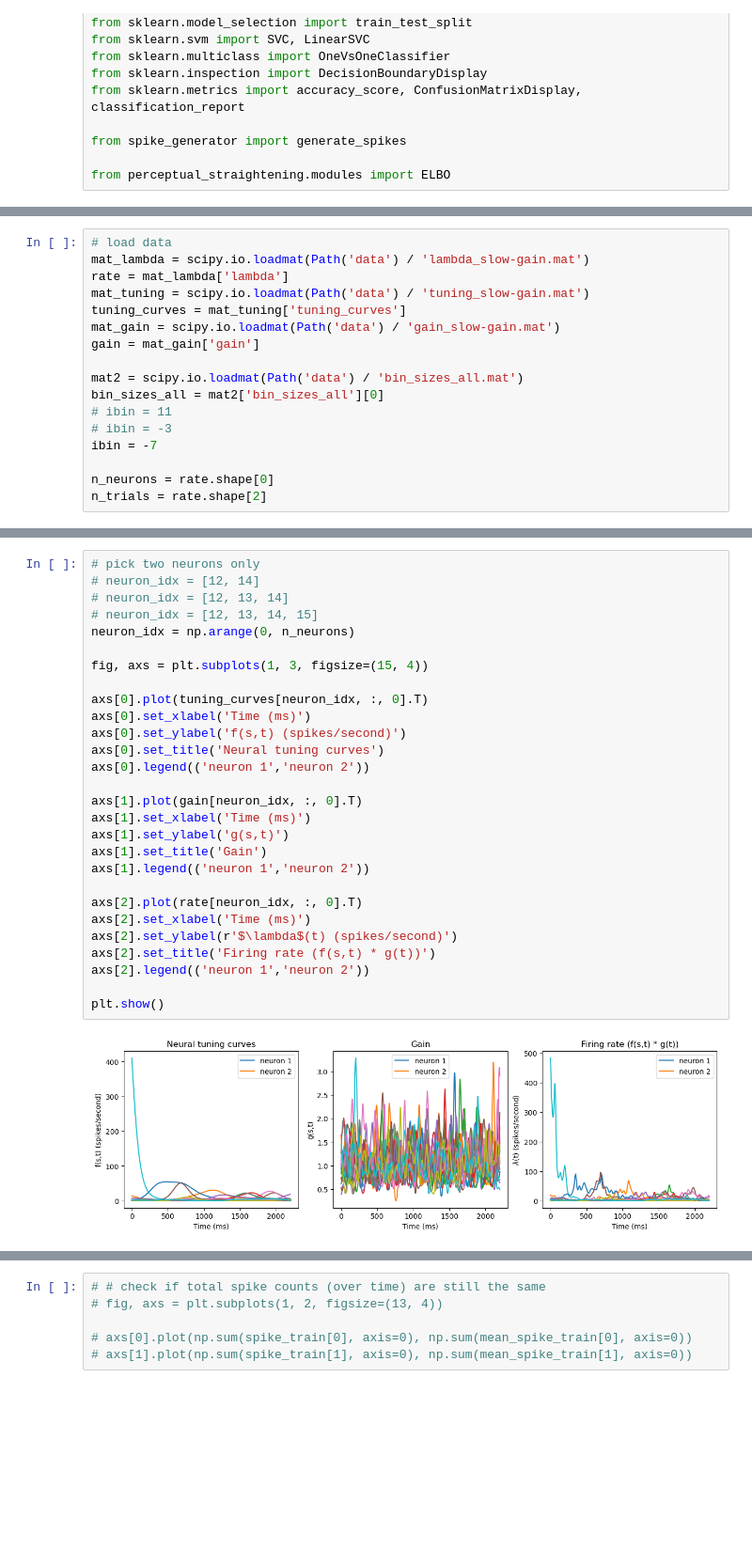
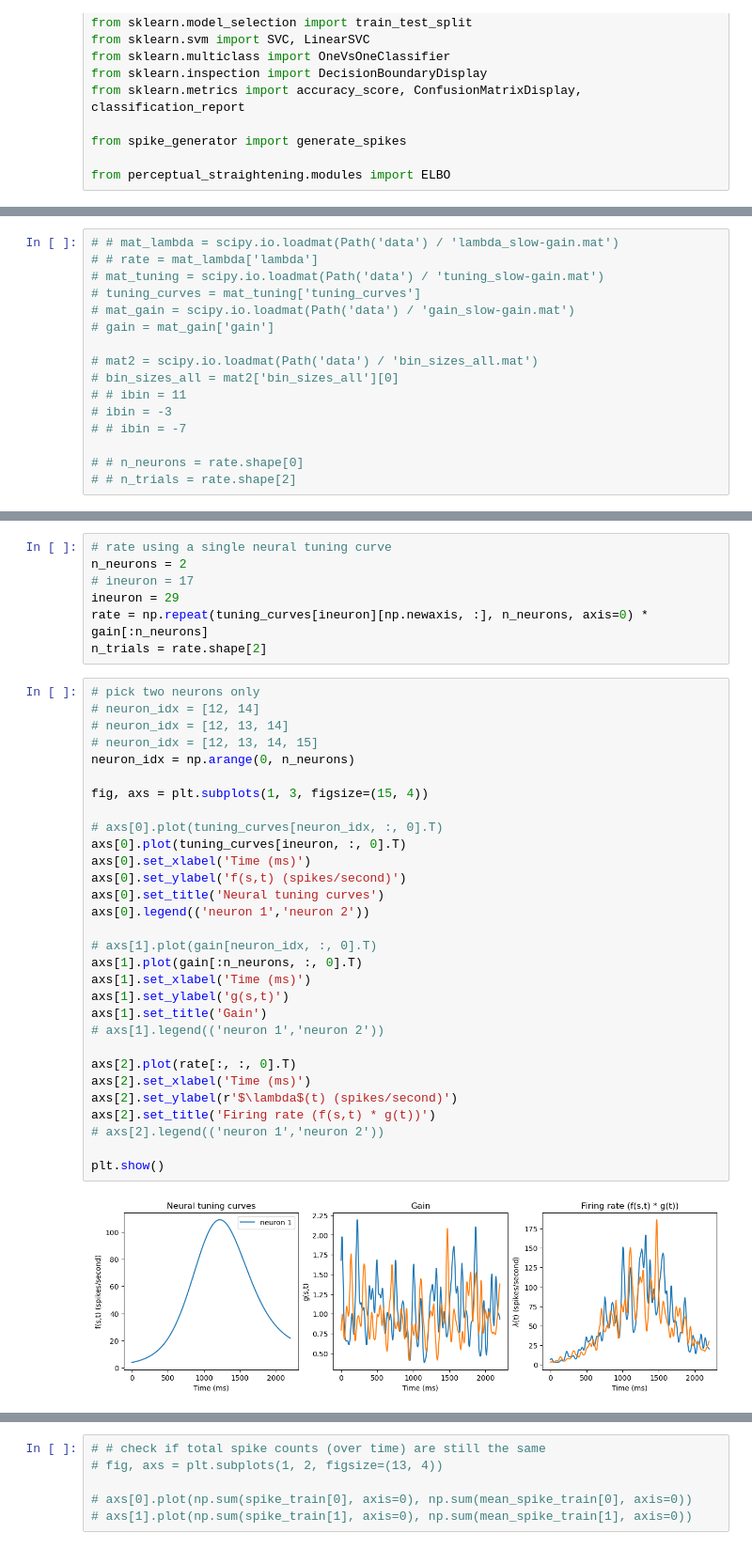
Before and after one commit to nguyen-td/timescales_curvature, a Jupyter notebook: discriminate_populations.ipynb, the cells around one changed output, grey strips where cells are left out. Shown at 94% size. Drawn from its saved outputs; the diff is of its cells as text; blank space fills up the shorter version.

Commit message:
compute discriminabilty with same tuning function

```diff
--- a/discriminate_populations.ipynb
+++ b/discriminate_populations.ipynb
@@ -23,17 +44,16 @@ from perceptual_straightening.modules import ELBO
 # %%
-# load data
-mat_lambda = scipy.io.loadmat(Path('data') / 'lambda_slow-gain.mat')
-rate = mat_lambda['lambda']
-mat_tuning = scipy.io.loadmat(Path('data') / 'tuning_slow-gain.mat')
-tuning_curves = mat_tuning['tuning_curves']
-mat_gain = scipy.io.loadmat(Path('data') / 'gain_slow-gain.mat')
-gain = mat_gain['gain']
+# # mat_lambda = scipy.io.loadmat(Path('data') / 'lambda_slow-gain.mat')
+# # rate = mat_lambda['lambda']
+# mat_tuning = scipy.io.loadmat(Path('data') / 'tuning_slow-gain.mat')
+# tuning_curves = mat_tuning['tuning_curves']
+# mat_gain = scipy.io.loadmat(Path('data') / 'gain_slow-gain.mat')
+# gain = mat_gain['gain']
 
-mat2 = scipy.io.loadmat(Path('data') / 'bin_sizes_all.mat')
-bin_sizes_all = mat2['bin_sizes_all'][0]
-# ibin = 11
+# mat2 = scipy.io.loadmat(Path('data') / 'bin_sizes_all.mat')
+# bin_sizes_all = mat2['bin_sizes_all'][0]
+# # ibin = 11
 # ibin = -3
-ibin = -7
+# # ibin = -7
 
-n_neurons = rate.shape[0]
-n_trials = rate.shape[2]
+# # n_neurons = rate.shape[0]
+# # n_trials = rate.shape[2]
@@ -40,33 +69,42 @@ n_trials = rate.shape[2]
+# %%
+# rate using a single neural tuning curve
+n_neurons = 2
+# ineuron = 17
+ineuron = 29
+rate = np.repeat(tuning_curves[ineuron][np.newaxis, :], n_neurons, axis=0) * gain[:n_neurons]
+n_trials = rate.shape[2]
 # %%
 # pick two neurons only
 # neuron_idx = [12, 14]
 # neuron_idx = [12, 13, 14]
 # neuron_idx = [12, 13, 14, 15]
 neuron_idx = np.arange(0, n_neurons)
 
 fig, axs = plt.subplots(1, 3, figsize=(15, 4))
 
-axs[0].plot(tuning_curves[neuron_idx, :, 0].T)
+# axs[0].plot(tuning_curves[neuron_idx, :, 0].T)
+axs[0].plot(tuning_curves[ineuron, :, 0].T)
 axs[0].set_xlabel('Time (ms)')
 axs[0].set_ylabel('f(s,t) (spikes/second)')
 axs[0].set_title('Neural tuning curves')
 axs[0].legend(('neuron 1','neuron 2'))
 
-axs[1].plot(gain[neuron_idx, :, 0].T)
+# axs[1].plot(gain[neuron_idx, :, 0].T)
+axs[1].plot(gain[:n_neurons, :, 0].T)
 axs[1].set_xlabel('Time (ms)')
 axs[1].set_ylabel('g(s,t)')
 axs[1].set_title('Gain')
-axs[1].legend(('neuron 1','neuron 2'))
+# axs[1].legend(('neuron 1','neuron 2'))
 
-axs[2].plot(rate[neuron_idx, :, 0].T)
+axs[2].plot(rate[:, :, 0].T)
 axs[2].set_xlabel('Time (ms)')
 axs[2].set_ylabel(r'$\lambda$(t) (spikes/second)')
 axs[2].set_title('Firing rate (f(s,t) * g(t))')
-axs[2].legend(('neuron 1','neuron 2'))
+# axs[2].legend(('neuron 1','neuron 2'))
 
 plt.show()
 # %% [output]
-[figure, old version]
+[figure, new version]
 # %%
 # simulate spikes
 dt = 1e-3
```
Also changed, not shown: parts of 14 cells of this notebook, 9 other files.
